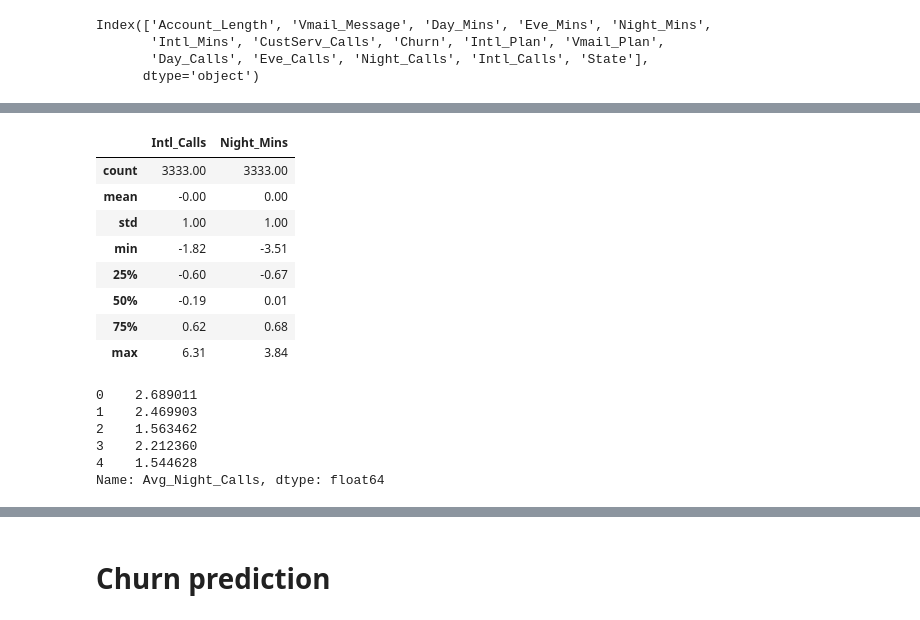
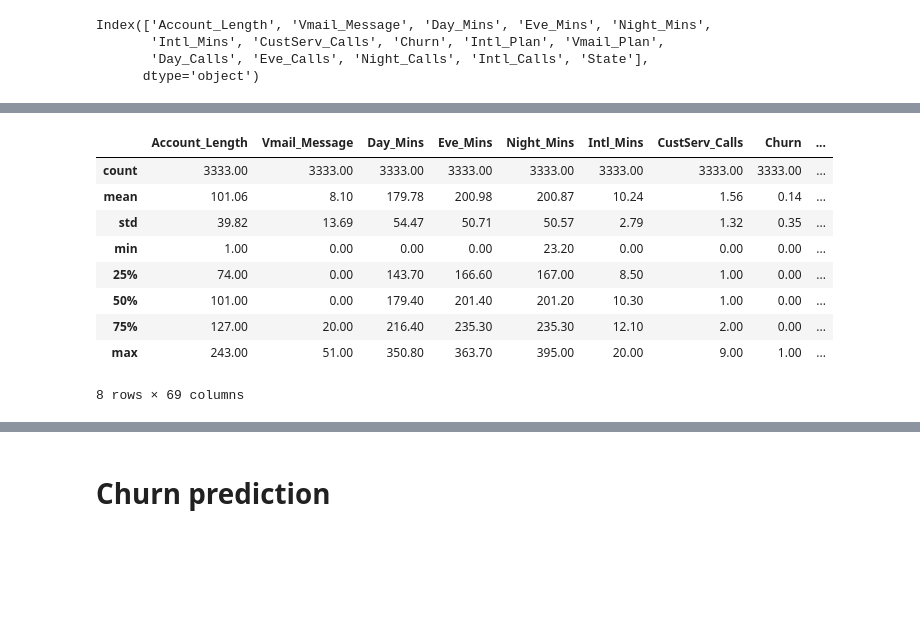
Before and after one commit to MengOonLee/Marketing_analytic, a Jupyter notebook: Tutorial/notebooks/Churn_prediction.ipynb, the cells around one changed output, grey strips where cells are left out. Drawn from its saved outputs; the diff is of its cells as text; code cells hidden in the pictures; blank space fills up the shorter version.

Commit message:
Churn prediction: Test different classifiers

```diff
--- a/Tutorial/notebooks/Churn_prediction.ipynb
+++ b/Tutorial/notebooks/Churn_prediction.ipynb
@@ -215,0 +208,10 @@ Name: Intl_Plan, dtype: int64
+# %%
+# Feature Engineering
+# Create the new feature
+telco['Avg_Day_Calls'] = np.where(telco['Day_Calls']==0, 0, telco['Day_Mins'] / telco['Day_Calls'])
+telco['Avg_Eve_Calls'] = np.where(telco['Eve_Calls']==0, 0, telco['Eve_Mins'] / telco['Eve_Calls'])
+telco['Avg_Night_Calls'] = np.where(telco['Night_Calls']==0, 0, telco['Night_Mins'] / telco['Night_Calls'])
+telco['Avg_Intl_Calls'] = np.where(telco['Intl_Calls']==0, 0, telco['Intl_Mins'] / telco['Intl_Calls'])
+# Print the summary statistic
+telco[['Avg_Day_Calls', 'Avg_Eve_Calls', 'Avg_Night_Calls',
+    'Avg_Intl_Calls']].describe().round(2)
@@ -216,11 +228,10 @@ Name: Intl_Plan, dtype: int64
 # %%
-# Replace 'no' with 0 and 'yes' with 1 in 'Vmail_Plan'
-telco['Vmail_Plan'] = telco['Vmail_Plan'].replace({'no':0, 'yes':1})
-
+# Encoding binary features
+telco['Intl_Plan'] = LabelEncoder().fit_transform(telco['Intl_Plan'])
+telco['Vmail_Plan'] = LabelEncoder().fit_transform(telco['Vmail_Plan'])
 # Replace 'no' with 0 and 'yes' with 1 in 'Churn'
 telco['Churn'] = telco['Churn'].replace({'no':0, 'yes':1})
 
 # Print the results to verify
-print(telco['Vmail_Plan'].head())
-print(telco['Churn'].head())
+telco[['Intl_Plan', 'Vmail_Plan', 'Churn']].describe().round(2)
 # %% [output]
@@ -251,35 +247,18 @@ telco_state.head()
-# %%
-# Scale telco using StandardScaler
-telco_scaled = StandardScaler().fit_transform(
-    telco[['Intl_Calls', 'Night_Mins']])
-
-# Add column names back for readability
-telco_scaled_df = pd.DataFrame(telco_scaled,
-    columns=["Intl_Calls", "Night_Mins"])
-
-# Print summary statistics
-telco_scaled_df.describe().round(2)
-# %% [output]
-|  | Intl_Calls | Night_Mins |
-| count | 3333.00 | 3333.00 |
-| mean | -0.00 | 0.00 |
-| std | 1.00 | 1.00 |
-| min | -1.82 | -3.51 |
-| 25% | -0.60 | -0.67 |
-| 50% | -0.19 | 0.01 |
-| 75% | 0.62 | 0.68 |
-| max | 6.31 | 3.84 |
-# %%
-# Feature Engineering
-# Create the new feature
-telco['Avg_Night_Calls'] = telco['Night_Mins'] / telco['Night_Calls']
-
-# Print the first five rows of 'Avg_Night_Calls'
-telco['Avg_Night_Calls'].head()
-# %% [output]
-0    2.689011
-1    2.469903
-2    1.563462
-3    2.212360
-4    1.544628
-Name: Avg_Night_Calls, dtype: float64
+# %%
+# Perform one hot encoding on 'State'
+tmp = pd.get_dummies(telco['State'], prefix='State')
+telco = pd.concat([telco, tmp], axis=1)
+telco.drop(['State'], axis=1, inplace=True)
+# Print the summary statistic
+telco.describe().round(2)
+# %% [output]
+|  | Account_Length | Vmail_Message | Day_Mins | Eve_Mins | Night_Mins | Intl_Mins | CustServ_Calls | Churn | ... |
+| count | 3333.00 | 3333.00 | 3333.00 | 3333.00 | 3333.00 | 3333.00 | 3333.00 | 3333.00 | ... |
+| mean | 101.06 | 8.10 | 179.78 | 200.98 | 200.87 | 10.24 | 1.56 | 0.14 | ... |
+| std | 39.82 | 13.69 | 54.47 | 50.71 | 50.57 | 2.79 | 1.32 | 0.35 | ... |
+| min | 1.00 | 0.00 | 0.00 | 0.00 | 23.20 | 0.00 | 0.00 | 0.00 | ... |
+| 25% | 74.00 | 0.00 | 143.70 | 166.60 | 167.00 | 8.50 | 1.00 | 0.00 | ... |
+| 50% | 101.00 | 0.00 | 179.40 | 201.40 | 201.20 | 10.30 | 1.00 | 0.00 | ... |
+| 75% | 127.00 | 20.00 | 216.40 | 235.30 | 235.30 | 12.10 | 2.00 | 0.00 | ... |
+| max | 243.00 | 51.00 | 350.80 | 363.70 | 395.00 | 20.00 | 9.00 | 1.00 | ... |
+8 rows × 69 columns
```
Also changed, not shown: parts of 11 cells of this notebook.
